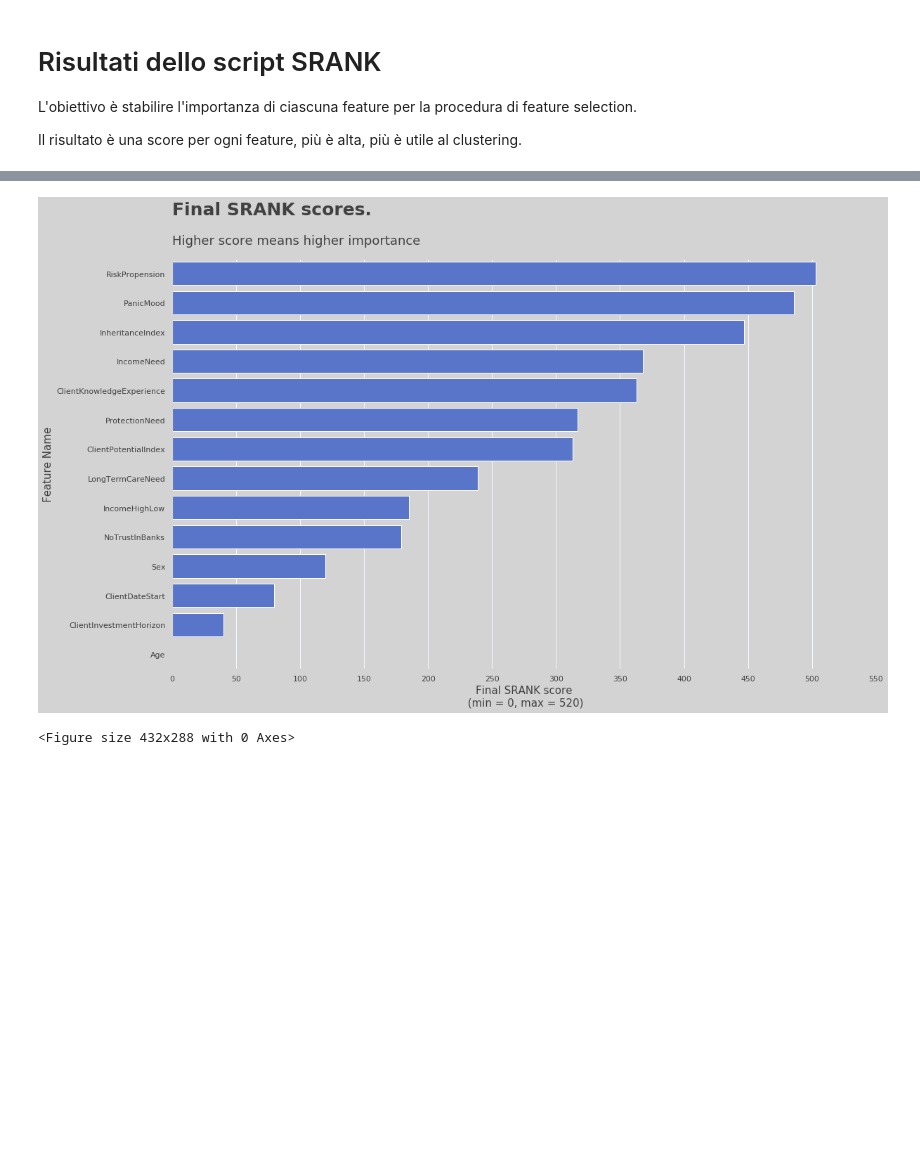
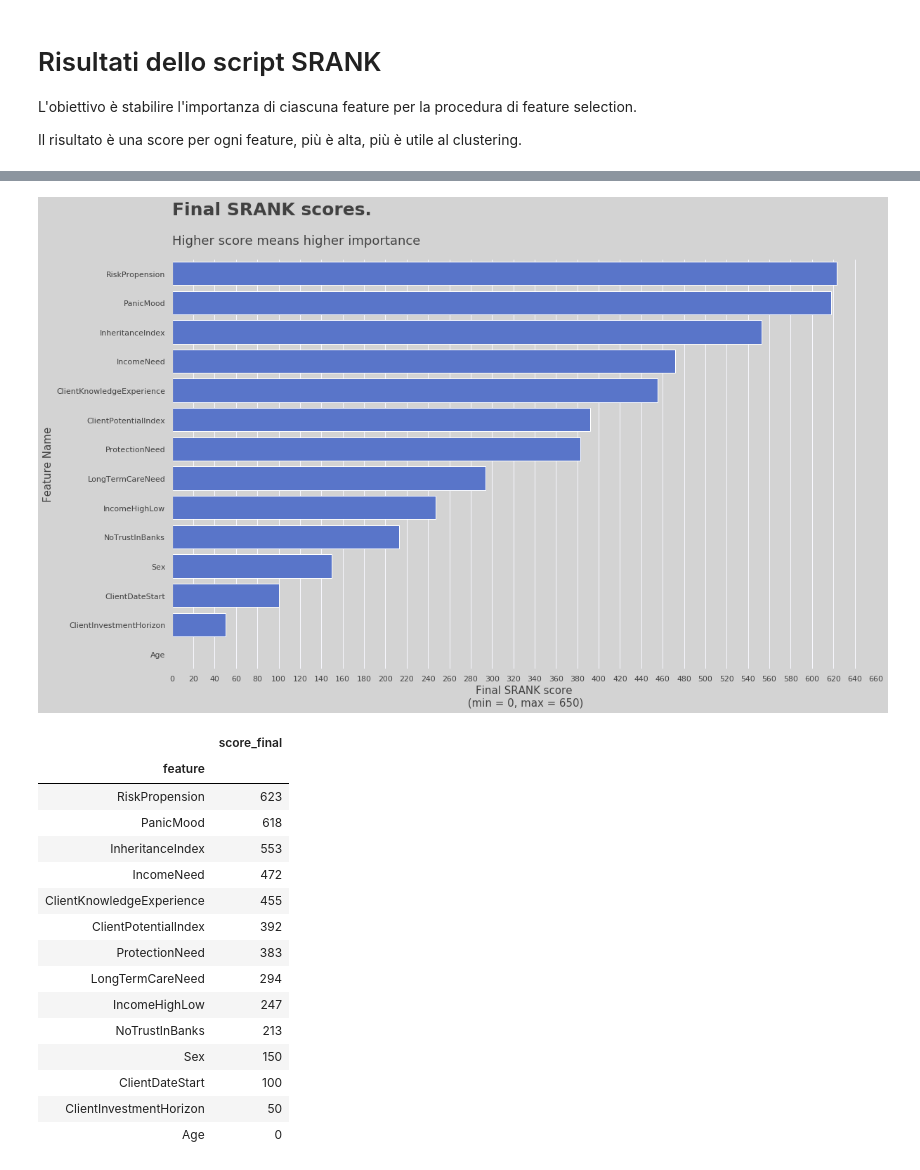
Before and after one commit to PietroBonardi/advise_only, a Jupyter notebook: class_scripts/SRANK_results.ipynb, the cells around one changed output, grey strips where cells are left out. Drawn from its saved outputs; the diff is of its cells as text; code cells hidden in the pictures; blank space fills up the shorter version.

```diff
--- a/class_scripts/SRANK_results.ipynb
+++ b/class_scripts/SRANK_results.ipynb
@@ -20,15 +20,19 @@ df = pd.read_csv("../DatasetClientClustering.csv",
 df = df.drop(df.columns[list(np.arange(8))], axis=1)
 df = df.drop(columns=["ClientID"])
 
-current_investment = ["PortfolioRisk", "PortfolioHorizon", "AuM", "BondInvestments", "EquityInvestments",
-                     "MoneyMarketInvestments", "OtherInvestments", "Cash"]
-person_var = ["RiskPropension", "ClientInvestmentHorizon", "ClientKnowledgeExperience", "ClientPotentialIndex",
-             "IncomeHighLow", "Sex", "Age", "IncomeNeed", "LongTermCareNeed", "ProtectionNeed",
-             "InheritanceIndex", "PanicMood", "ClientDateStart", "NoTrustInBanks"]
+current_investment = ["PortfolioRisk", "PortfolioHorizon",
+                      "AuM", "BondInvestments", "EquityInvestments",
+                      "MoneyMarketInvestments", "OtherInvestments", "Cash"]
+person_var = ["RiskPropension", "ClientInvestmentHorizon",
+              "ClientKnowledgeExperience", "ClientPotentialIndex",
+              "IncomeHighLow", "Sex", "Age", "IncomeNeed",
+              "LongTermCareNeed", "ProtectionNeed",
+              "InheritanceIndex", "PanicMood",
+              "ClientDateStart", "NoTrustInBanks"]
 df_start = df[person_var]
 
 #impostazione di alcuni parametri per lo script
-N_SAMPLE = 40
+N_SAMPLE = 50
 SAMPLE_SIZE = 100
 max_score = (len(df_start.columns) - 1)*N_SAMPLE
 
@@ -57,32 +61,53 @@ SAMPLE:  0
 # %%
 ###########################################
 # PLOTTING                                #
 ###########################################
 plt.figure(figsize = (16, 10))
 mpl.style.use('fivethirtyeight')
 sns.set(rc = {
                 'axes.facecolor':'lightgray',
                 'axes.edgecolor': 'lightgray',
                 'figure.facecolor':'lightgray',
                 'axes.labelcolor': '#414141',
                 'text.color': '#414141',
                 'xtick.color': '#414141',
                 'ytick.color': '#414141',
                 'grid.color': 'ghostwhite',
              })
 chart = sns.barplot(x = "score_final",
                     y = "feature",
                     data = scores.reset_index(),
                     color = "royalblue",
                     saturation = .7)
 
 chart.set(xticks = [i for i in range(0, max_score+20, 20)])
 chart.text(x = 0, y = -2, s="Final SRANK scores.", fontsize=25, fontweight='semibold', color='#414141')
 chart.text(x = 0, y = -1, s="Higher score means higher importance", fontsize=18, fontweight='normal', color='#414141')
 plt.xlabel("Final SRANK score\n (min = 0, max = {})".format(max_score), fontsize = 15, color='#414141')
 plt.ylabel("Feature Name", fontsize = 15, color='#414141')
+plt.draw()
+plt.savefig('ranking_sampleSize100_nSample40.svg', format = "svg", dpi = 200, bbox_inches = 'tight')
 plt.show()
-plt.savefig('ranking_sampleSize1000_nSample5.svg', format = "svg")
+
+###########################################
+# SALVO LA TABELLA DEI RANKING            #
+###########################################
+scores.reset_index().to_csv(path_or_buf = "SRANKresults.csv", sep = ";", )
 # %% [output]
-[figure, old version]
+[figure, new version]
-<Figure size 432x288 with 0 Axes>
+|  | score_final |
+| feature |  |
+| RiskPropension | 623 |
+| PanicMood | 618 |
+| InheritanceIndex | 553 |
+| IncomeNeed | 472 |
+| ClientKnowledgeExperience | 455 |
+| ClientPotentialIndex | 392 |
+| ProtectionNeed | 383 |
+| LongTermCareNeed | 294 |
+| IncomeHighLow | 247 |
+| NoTrustInBanks | 213 |
+| Sex | 150 |
+| ClientDateStart | 100 |
+| ClientInvestmentHorizon | 50 |
+| Age | 0 |
```
Also changed, not shown: parts of 1 cell of this notebook, 5 other files.
